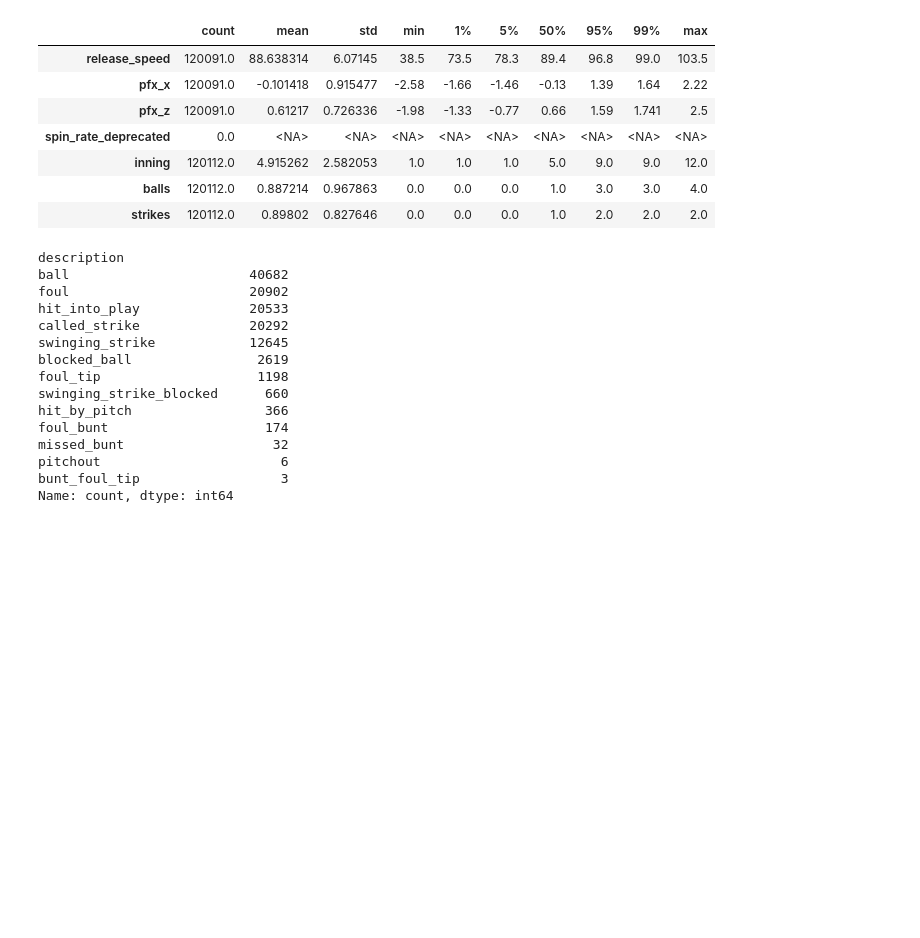
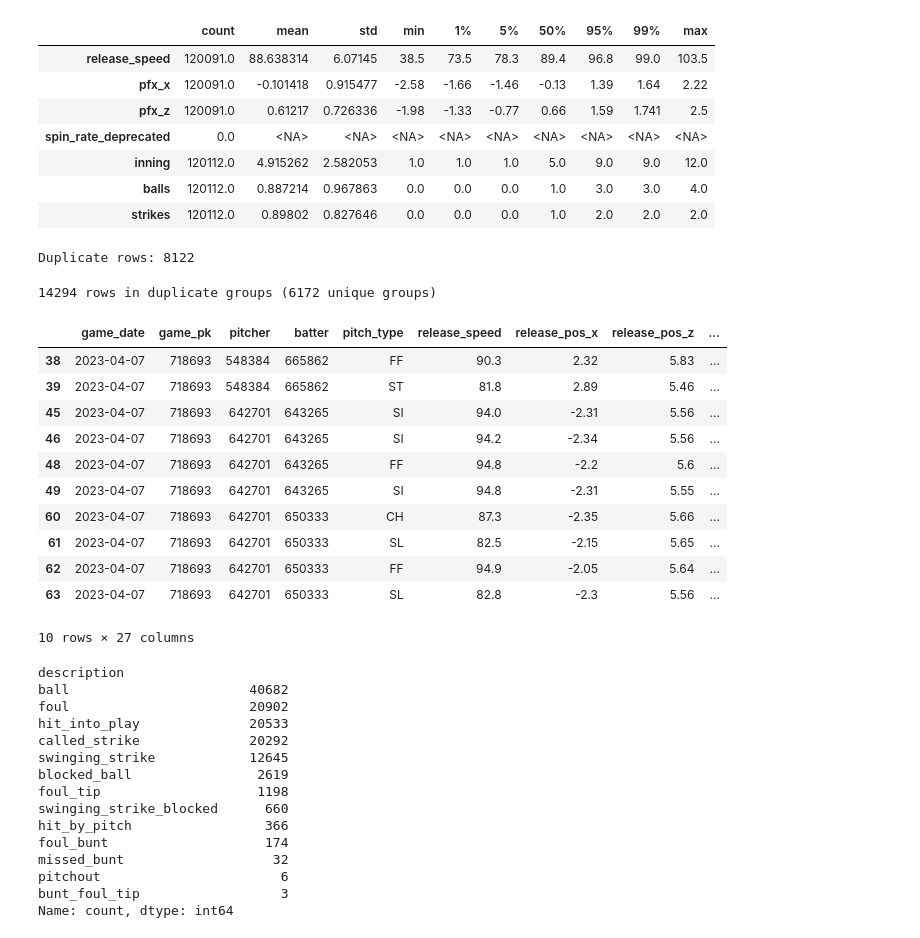
Before and after one commit to annamonso/Baseball_project, a Jupyter notebook: notebooks/01_eda_statcast.ipynb, the cells around one changed output. Drawn from its saved outputs; the diff is of its cells as text; code cells hidden in the pictures; blank space fills up the shorter version.

```diff
--- a/notebooks/01_eda_statcast.ipynb
+++ b/notebooks/01_eda_statcast.ipynb
@@ -64,6 +73,30 @@ basic_ranges(df)
 | inning | 120112.0 | 4.915262 | 2.582053 | 1.0 | 1.0 | 1.0 | 5.0 | 9.0 | 9.0 | 12.0 |
 | balls | 120112.0 | 0.887214 | 0.967863 | 0.0 | 0.0 | 0.0 | 1.0 | 3.0 | 3.0 | 4.0 |
 | strikes | 120112.0 | 0.89802 | 0.827646 | 0.0 | 0.0 | 0.0 | 1.0 | 2.0 | 2.0 | 2.0 |
+# %%
+dup_count = df.duplicated(subset=["game_date","pitcher","batter","inning","balls","strikes"]).sum()
+print(f"Duplicate rows: {dup_count}")
+# %% [output]
+Duplicate rows: 8122
+# %%
+subset = ["game_date","pitcher","batter","inning","balls","strikes"]
+dupes = df[df.duplicated(subset=subset, keep=False)]
+print(f"{dupes.shape[0]} rows in duplicate groups ({dupes[subset].drop_duplicates().shape[0]} unique groups)")
+dupes.head(10)
+# %% [output]
+14294 rows in duplicate groups (6172 unique groups)
+|  | game_date | game_pk | pitcher | batter | pitch_type | release_speed | release_pos_x | release_pos_z | ... |
+| 38 | 2023-04-07 | 718693 | 548384 | 665862 | FF | 90.3 | 2.32 | 5.83 | ... |
+| 39 | 2023-04-07 | 718693 | 548384 | 665862 | ST | 81.8 | 2.89 | 5.46 | ... |
+| 45 | 2023-04-07 | 718693 | 642701 | 643265 | SI | 94.0 | -2.31 | 5.56 | ... |
+| 46 | 2023-04-07 | 718693 | 642701 | 643265 | SI | 94.2 | -2.34 | 5.56 | ... |
+| 48 | 2023-04-07 | 718693 | 642701 | 643265 | FF | 94.8 | -2.2 | 5.6 | ... |
+| 49 | 2023-04-07 | 718693 | 642701 | 643265 | SI | 94.8 | -2.31 | 5.55 | ... |
+| 60 | 2023-04-07 | 718693 | 642701 | 650333 | CH | 87.3 | -2.35 | 5.66 | ... |
+| 61 | 2023-04-07 | 718693 | 642701 | 650333 | SL | 82.5 | -2.15 | 5.65 | ... |
+| 62 | 2023-04-07 | 718693 | 642701 | 650333 | FF | 94.9 | -2.05 | 5.64 | ... |
+| 63 | 2023-04-07 | 718693 | 642701 | 650333 | SL | 82.8 | -2.3 | 5.56 | ... |
+10 rows × 27 columns
 # %%
 value_counts_top(df, "pitch_type", n=20)
 value_counts_top(df, "events", n=30)
```
Also changed, not shown: parts of 11 cells of this notebook, 11 other files.
